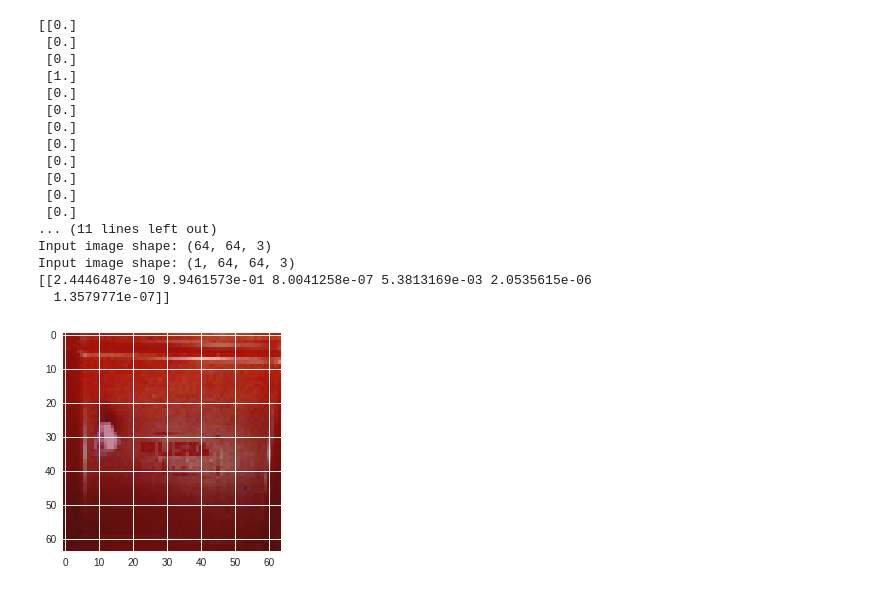
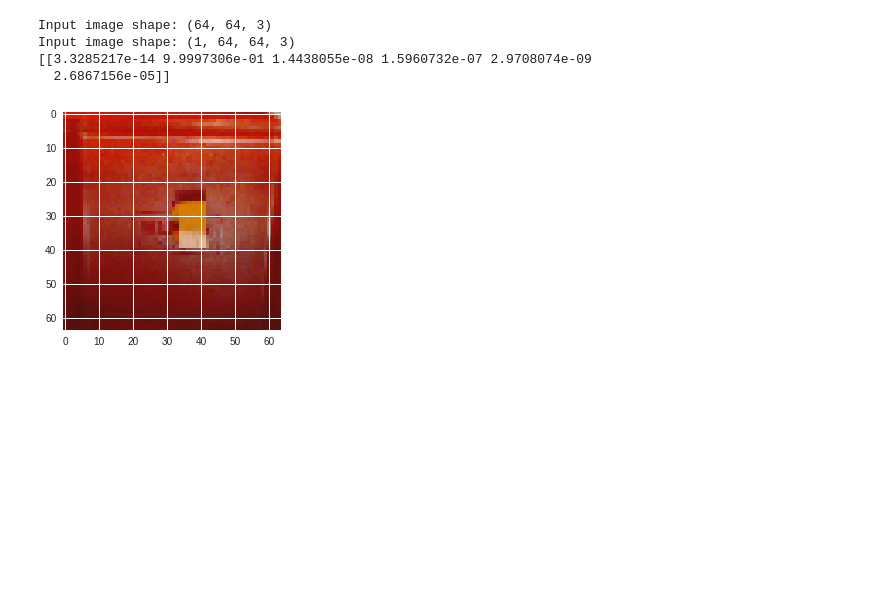
Before and after one commit to tylerlum/Tray_Image_Classifier_A, a Jupyter notebook: Tray_Image_Classifier_B.ipynb, the cells around one changed output. Drawn from its saved outputs; the diff is of its cells as text; code cells hidden in the pictures; blank space fills up the shorter version.

```diff
--- a/Tray_Image_Classifier_B.ipynb
+++ b/Tray_Image_Classifier_B.ipynb
@@ -235,0 +252,3 @@ print(Y_test.shape)
+# %%
+full_dataset = load_full_dataset(path_to_imgs)
+plt.imshow(full_dataset['L09'][3])
@@ -458,7 +429,8 @@ def ResNet50(input_shape = (64, 64, 3), classes = 23):
     X = convolutional_block(X, f = 3, filters = [64, 64, 256], stage = 2, block='a', s = 1)
     X = identity_block(X, 3, [64, 64, 256], stage=2, block='b')
     X = identity_block(X, 3, [64, 64, 256], stage=2, block='c')
-
+    print(2)
+    print(X.shape)
     ### START CODE HERE ###
 
     # Stage 3 (≈4 lines)
@@ -466,7 +438,8 @@ def ResNet50(input_shape = (64, 64, 3), classes = 23):
     X = identity_block(X, 3, [128,128,512], stage=3, block='b')
     X = identity_block(X, 3, [128,128,512], stage=3, block='c')
     X = identity_block(X, 3, [128,128,512], stage=3, block='d')
-
+    print(3)
+    print(X.shape)
     # Stage 4 (≈6 lines)
     X = convolutional_block(X, f=3, filters=[256,256,1024], stage=4, block='a', s=2)
     X = identity_block(X, 3, [256,256,1024], stage=4, block='b')
@@ -474,11 +447,22 @@ def ResNet50(input_shape = (64, 64, 3), classes = 23):
     X = identity_block(X, 3, [256,256,1024], stage=4, block='d')
     X = identity_block(X, 3, [256,256,1024], stage=4, block='e')
     X = identity_block(X, 3, [256,256,1024], stage=4, block='f')
-
+    print(4)
+    print(X.shape)
     # Stage 5 (≈3 lines)
     X = convolutional_block(X, f=3, filters=[512,512,2048], stage=5, block='a', s=2)
     X = identity_block(X, 3, [512,512,2048], stage=5, block='b')
     X = identity_block(X, 3, [512,512,2048], stage=5, block='c')
+    print(5)
+    print(X.shape)
+
+    # Stage 6 (≈3 lines)  ## NEWLY ADDED
+    X = convolutional_block(X, f=3, filters=[512,512,2048], stage=6, block='a', s=2)
+    X = identity_block(X, 3, [512,512,2048], stage=6, block='b')
+    X = identity_block(X, 3, [512,512,2048], stage=6, block='c')
+#     X = convolutional_block(X, f=3, filters=[1024,1024,4096], stage=6, block='a', s=2)
+#     X = identity_block(X, 3, [1024,1024,4096], stage=6, block='b')
+#     X = identity_block(X, 3, [1024,1024,4096], stage=6, block='c')
 
     # AVGPOOL (≈1 line). Use "X = AveragePooling2D(...)(X)"
     X = AveragePooling2D(pool_size=(2,2), name='avg_pool')(X)
@@ -498,0 +481,4 @@ model = ResNet50(input_shape = (64, 64, 3), classes = 6)
+# %%
+im_shape = train_x.shape[1:]
+n_classes = train_y.shape[1]
+model = ResNet50(input_shape=im_shape, classes=n_classes)
@@ -522,3 +518,3 @@ test_y's shape: (196, 6)
 # %%
-model.fit(train_x, train_y, epochs = 50, batch_size = 32)
+model.fit(train_x, train_y, epochs = 40, batch_size = 32)
 # %% [output]
@@ -559,33 +555,19 @@ Test Accuracy = 0.9647887326742002
 # %%
 index = 20
-classname = 'L04'
-plt.imshow(full_dataset[classname+'_x'][index])
-print(full_dataset[classname+'_y'][index])
-x = full_dataset[classname+'_x'][index] / 255.
+classname = 'L05'
+plt.imshow(full_dataset[classname][index])
+x = full_dataset[classname][index] / 255.
 print('Input image shape:', x.shape)
 x = np.array([x])
 print('Input image shape:', x.shape)
 
 print(model.predict(x))
 # %% [output]
-[[0.]
- [0.]
- [0.]
- [1.]
- [0.]
- [0.]
- [0.]
- [0.]
- [0.]
- [0.]
- [0.]
- [0.]
-... (11 lines left out)
 Input image shape: (64, 64, 3)
 Input image shape: (1, 64, 64, 3)
-[[2.4446487e-10 9.9461573e-01 8.0041258e-07 5.3813169e-03 2.0535615e-06
-  1.3579771e-07]]
+[[3.3285217e-14 9.9997306e-01 1.4438055e-08 1.5960732e-07 2.9708074e-09
+  2.6867156e-05]]
-[figure, old version]
+[figure, new version]
 # %%
 model.summary()
 # %% [output]
```
Also changed, not shown: parts of 34 cells of this notebook.
